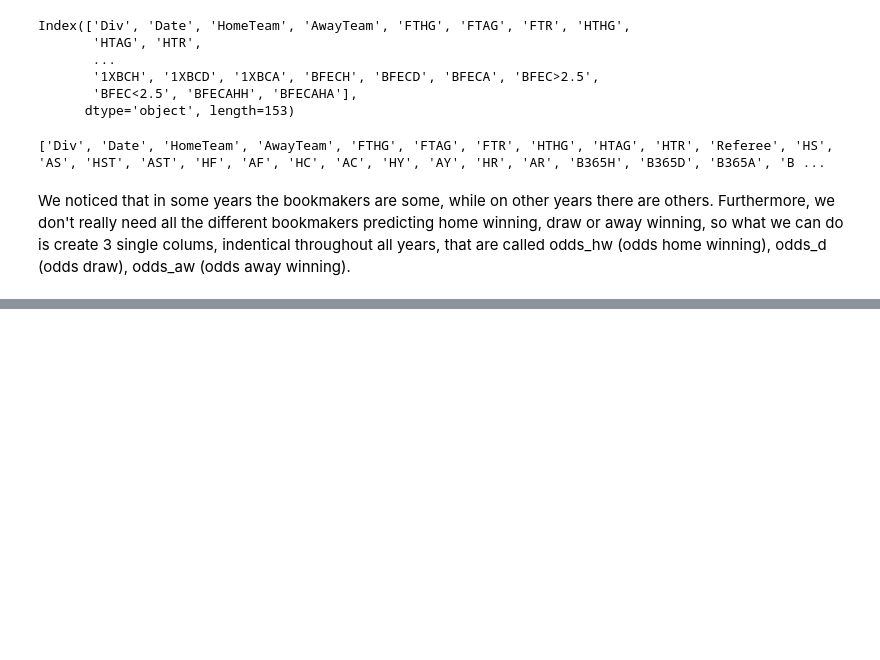
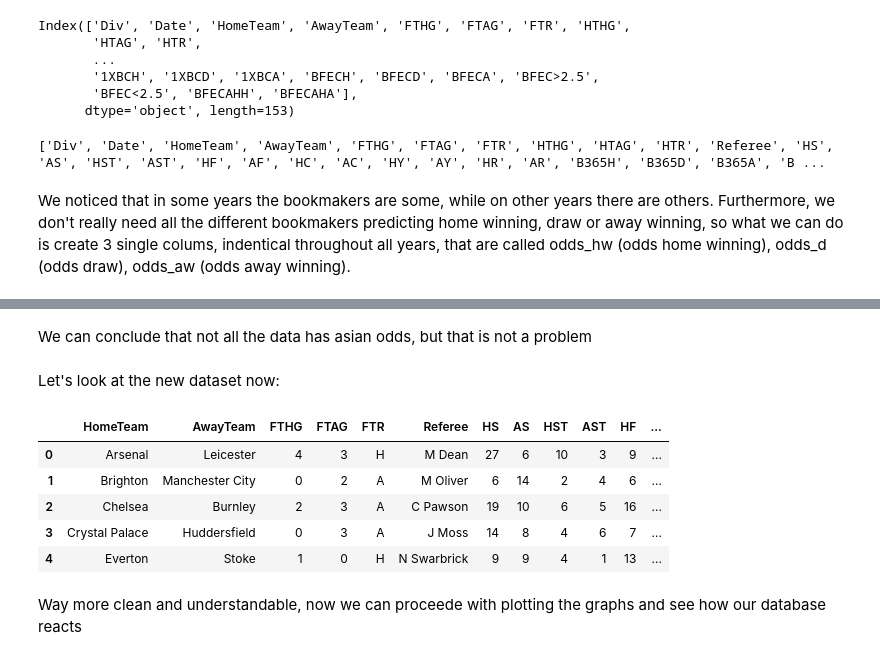
Before and after one commit to gregfu05/Premier_League_Match_Predictor, a Jupyter notebook: ML_project.ipynb, the cells around one changed output, grey strips where cells are left out. Cells and saved outputs as stored; diff of their text form; code cells hidden in the pictures; blank space fills up the shorter version.

```diff
--- a/ML_project.ipynb
+++ b/ML_project.ipynb
@@ -134,0 +145,17 @@ db[['HomeTeam', 'AwayTeam', 'odds_hw', 'odds_d', 'odds_aw']].head()
+# %%
+# Define columns for over and under 2.5 goals
+over_cols = [
+    'BbMx>2.5', 'BbAv>2.5', 'B365>2.5', 'P>2.5', 'Max>2.5', 'Avg>2.5',
+    'B365C>2.5', 'PC>2.5', 'MaxC>2.5', 'AvgC>2.5', 'BFE>2.5', 'BFEC>2.5'
+]
+
+under_cols = [
+    'BbMx<2.5', 'BbAv<2.5', 'B365<2.5', 'P<2.5', 'Max<2.5', 'Avg<2.5',
+    'B365C<2.5', 'PC<2.5', 'MaxC<2.5', 'AvgC<2.5', 'BFE<2.5', 'BFEC<2.5'
+]
+
+# Create new averaged columns
+db['odds_over2_5'] = db[over_cols].mean(axis=1)
+db['odds_under2_5'] = db[under_cols].mean(axis=1)
+
+db.drop(columns=over_cols + under_cols, inplace=True)
@@ -134,0 +172,3 @@ db[['HomeTeam', 'AwayTeam', 'odds_hw', 'odds_d', 'odds_aw']].head()
+# %%
+pd.set_option('display.max_columns', None)
+print(db.columns.tolist())
@@ -134,0 +184,10 @@ db[['HomeTeam', 'AwayTeam', 'odds_hw', 'odds_d', 'odds_aw']].head()
+# %%
+columns_to_drop = [
+    'Bb1X2', 'BbMxH', 'BbAvH', 'BbMxD', 'BbAvD', 'BbMxA', 'BbAvA',
+    'BbOU', 'BbAH', 'BbAHh', 'BbMxAHH', 'BbAvAHH', 'BbMxAHA', 'BbAvAHA',
+    'AHh', 'MaxAHH', 'MaxAHA', 'AvgAHH', 'AvgAHA',
+    'MaxCAHH', 'MaxCAHA', 'AvgCAHH', 'AvgCAHA',
+    'BFEH', 'BFED', 'BFEA', 'BFECH', 'BFECD', 'BFECA', 'HTHG', 'HTAG', 'HTR', 'AHCh'
+]
+
+db.drop(columns=columns_to_drop, inplace=True)
@@ -134,0 +196,13 @@ db[['HomeTeam', 'AwayTeam', 'odds_hw', 'odds_d', 'odds_aw']].head()
+# %%
+asian_home_cols = ['B365AHH', 'PAHH', 'B365CAHH', 'PCAHH', 'BFEAHH', 'BFECAHH']
+db['odds_home_asian'] = db[asian_home_cols].mean(axis=1)
+
+asian_away_cols = ['B365AHA', 'PAHA', 'B365CAHA', 'PCAHA', 'BFEAHA', 'BFECAHA']
+db['odds_away_asian'] = db[asian_away_cols].mean(axis=1)
+
+cols_to_drop_asian = [
+    'B365AHH', 'PAHH', 'B365CAHH', 'PCAHH', 'BFEAHH', 'BFECAHH',
+    'B365AHA', 'PAHA', 'B365CAHA', 'PCAHA', 'BFEAHA', 'BFECAHA'
+]
+
+db.drop(columns=cols_to_drop_asian, inplace=True)
@@ -134,0 +229,15 @@ db[['HomeTeam', 'AwayTeam', 'odds_hw', 'odds_d', 'odds_aw']].head()
+# %% [markdown]
+We can conclude that not all the data has asian odds, but that is not a problem
+# %% [markdown]
+Let's look at the new dataset now:
+# %%
+db.head()
+# %% [output]
+|  | HomeTeam | AwayTeam | FTHG | FTAG | FTR | Referee | HS | AS | HST | AST | HF | ... |
+| 0 | Arsenal | Leicester | 4 | 3 | H | M Dean | 27 | 6 | 10 | 3 | 9 | ... |
+| 1 | Brighton | Manchester City | 0 | 2 | A | M Oliver | 6 | 14 | 2 | 4 | 6 | ... |
+| 2 | Chelsea | Burnley | 2 | 3 | A | C Pawson | 19 | 10 | 6 | 5 | 16 | ... |
+| 3 | Crystal Palace | Huddersfield | 0 | 3 | A | J Moss | 14 | 8 | 4 | 6 | 7 | ... |
+| 4 | Everton | Stoke | 1 | 0 | H | N Swarbrick | 9 | 9 | 4 | 1 | 13 | ... |
+# %% [markdown]
+Way more clean and understandable, now we can proceede with plotting the graphs and see how our database reacts
```
Also changed, not shown: parts of 12 cells of this notebook.
